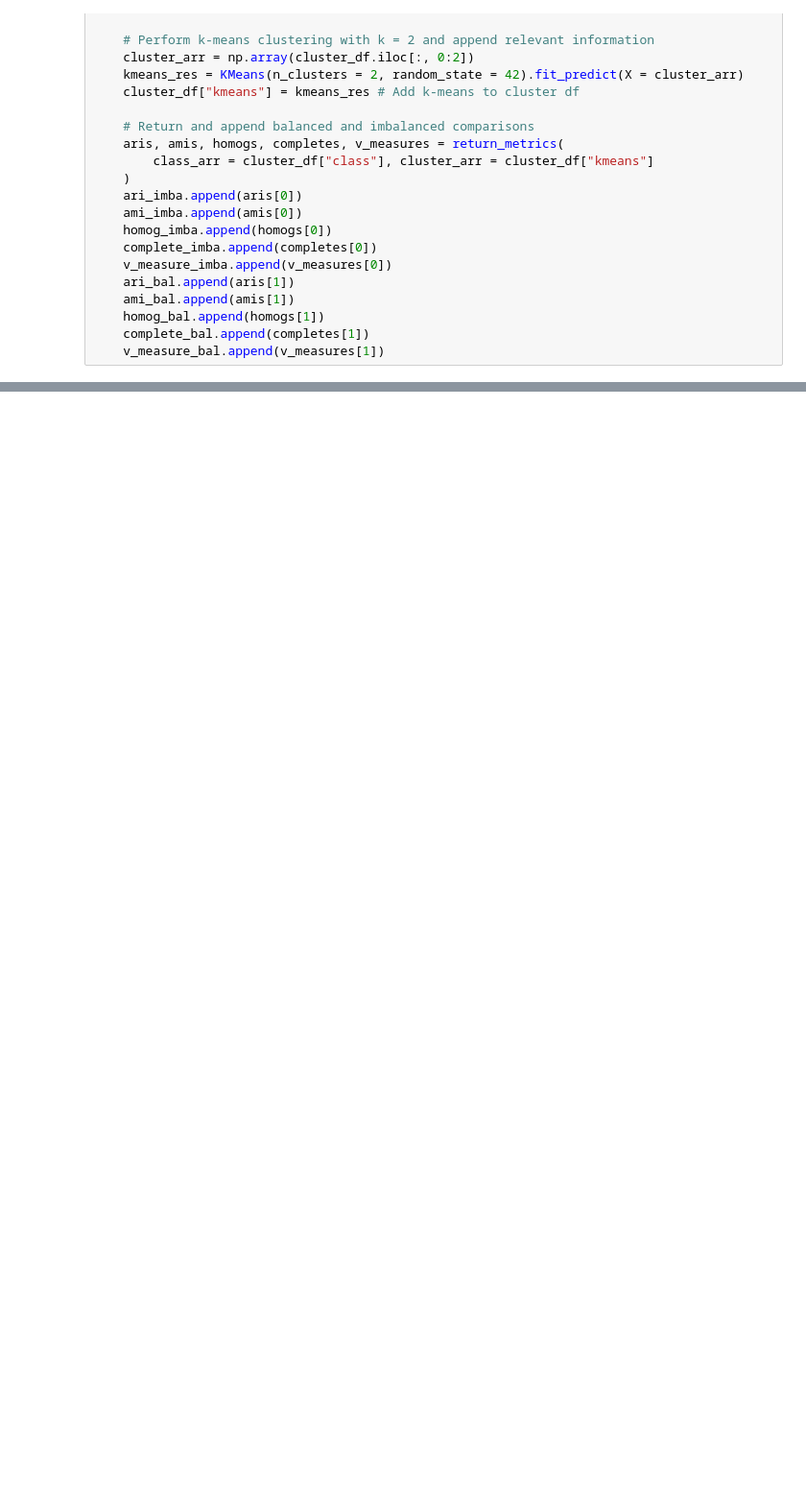
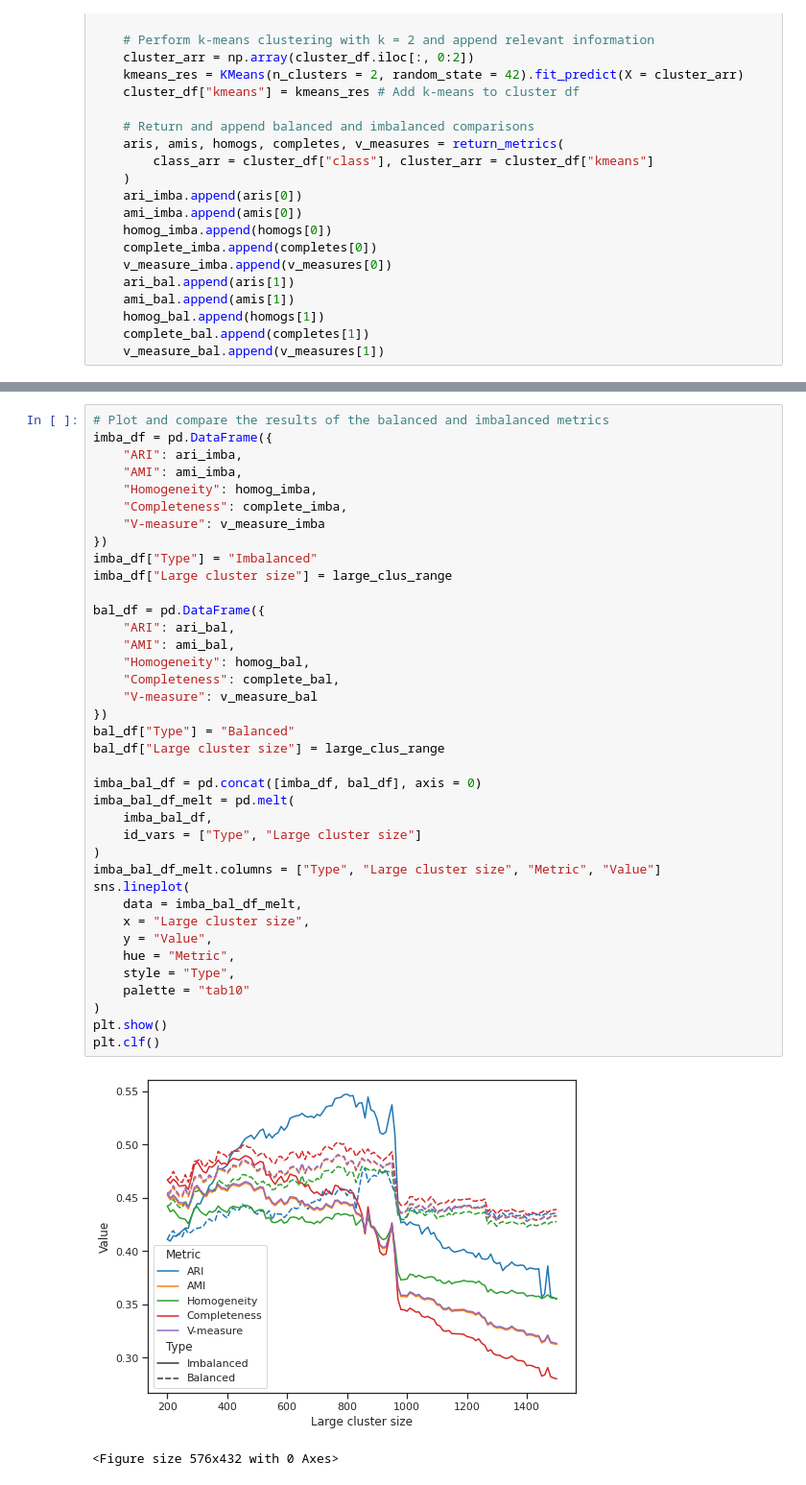
Before and after one commit to hsmaan/balanced-clustering, a Jupyter notebook: notebooks/02_imbalanced_metric_interpolation_tests.ipynb, the cells around one changed output, grey strips where cells are left out. Shown: that part at 96% size. Saved outputs shown, nothing was run; the diff lists cells and outputs as text; blank space fills up the shorter version.

```diff
--- a/notebooks/02_imbalanced_metric_interpolation_tests.ipynb
+++ b/notebooks/02_imbalanced_metric_interpolation_tests.ipynb
@@ -252,0 +381,41 @@ imba_bal_df_melt
+# %%
+# Plot and compare the results of the balanced and imbalanced metrics
+imba_df = pd.DataFrame({
+    "ARI": ari_imba,
+    "AMI": ami_imba,
+    "Homogeneity": homog_imba,
+    "Completeness": complete_imba,
+    "V-measure": v_measure_imba
+})
+imba_df["Type"] = "Imbalanced"
+imba_df["Large cluster size"] = large_clus_range
+
+bal_df = pd.DataFrame({
+    "ARI": ari_bal,
+    "AMI": ami_bal,
+    "Homogeneity": homog_bal,
+    "Completeness": complete_bal,
+    "V-measure": v_measure_bal
+})
+bal_df["Type"] = "Balanced"
+bal_df["Large cluster size"] = large_clus_range
+
+imba_bal_df = pd.concat([imba_df, bal_df], axis = 0)
+imba_bal_df_melt = pd.melt(
+    imba_bal_df,
+    id_vars = ["Type", "Large cluster size"]
+)
+imba_bal_df_melt.columns = ["Type", "Large cluster size", "Metric", "Value"]
+sns.lineplot(
+    data = imba_bal_df_melt,
+    x = "Large cluster size",
+    y = "Value",
+    hue = "Metric",
+    style = "Type",
+    palette = "tab10"
+)
+plt.show()
+plt.clf()
+# %% [output]
+[figure, added]
+<Figure size 576x432 with 0 Axes>
```
Also changed, not shown: parts of 10 cells of this notebook.
